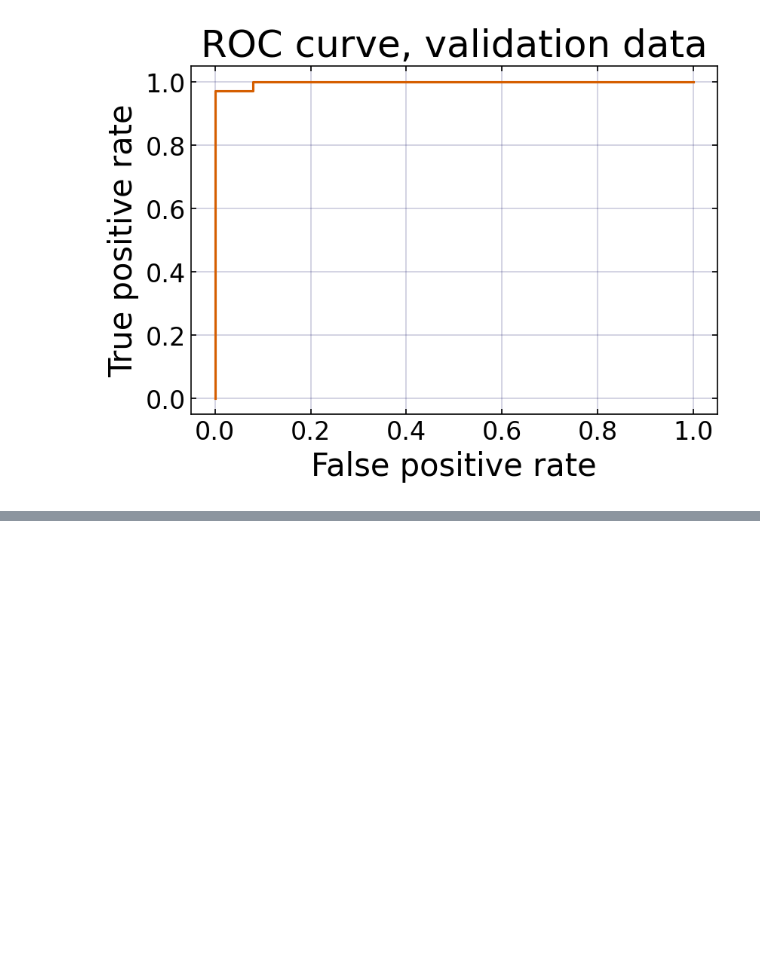
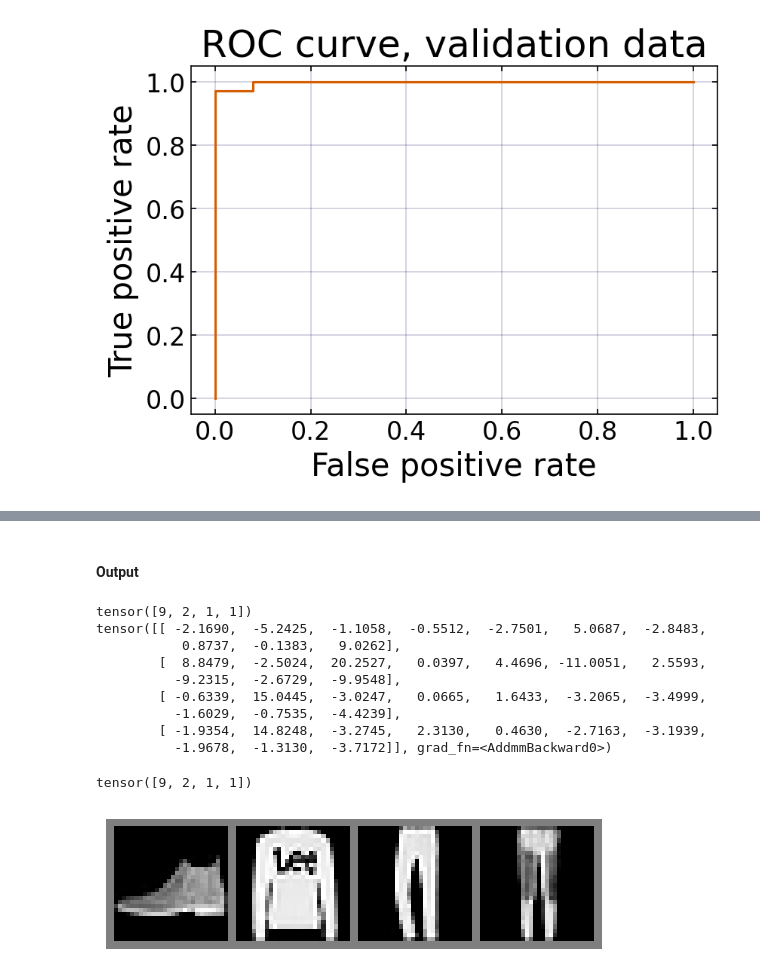
Before and after one commit to Cissi07/DSML-Prep, a Jupyter notebook: DSML_code_shared.ipynb, the cells around one changed output, grey strips where cells are left out. Saved outputs shown, nothing was run; the diff lists cells and outputs as text; code cells hidden in the pictures; blank space fills up the shorter version.

```diff
--- a/DSML_code_shared.ipynb
+++ b/DSML_code_shared.ipynb
@@ -1866,0 +2134,12 @@ ROC score = 0.998
+# %%
+output_channels = [2, 5, 10, 20]
+output_channels_models, output_channels_optimizers, output_channels_train_losses, output_channels_val_losses = {},{},{},{}
+
+
+for output_chann in output_channels:
+    model, tlosses, vlosses, optimizer = trainModel(output_chann, nn.CrossEntropyLoss(reduction='sum'), n_epochs = 2)
+    output_channels_train_losses[output_chann] = tlosses
+    output_channels_val_losses[output_chann] = vlosses
+    output_channels_models[output_chann] = model
+    output_channels_optimizers[output_chann] = optimizer
+    print('Finished training model with {} output channels in first convolutional layer'.format(output_chann))
@@ -1866,0 +2159,2 @@ ROC score = 0.998
+# %% [markdown]
+#### Output
@@ -1866,0 +2182,46 @@ ROC score = 0.998
+# %%
+import matplotlib.pyplot as plt
+import numpy as np
+
+
+def imshow(img, ax):
+    '''Visualise a feature map after applying torchvision.utils.make_grid to it.
+
+    Inputs:
+        img : output from torchvision.utils.make_grid
+        ax : Axes object in your plot
+
+    '''
+    img = img / 2 + 0.5     # unnormalize
+    npimg = img.numpy() # Return tensor to numpy array
+    ax.imshow(np.transpose(npimg, (1, 2, 0)))
+
+test_iter = iter(test_dloader)
+images, labels = next(test_iter)
+
+fig, ax = plt.subplots(1,1)
+plt.axis('off')
+imshow(torchvision.utils.make_grid(images),ax)
+
+print(labels)
+
+output_channels_models[20].eval()
+
+outputs = output_channels_models[20](images)
+
+print(outputs)
+#For each sample, we output a vector of length 10, where each value corresponds to the "energy" for one of the classes.
+# The higher the etorch.argmax(outputs, dim = -1)nergy, the more the network thinks the sample belongs to that class.
+torch.argmax(outputs, dim = -1)
+# %% [output]
+tensor([9, 2, 1, 1])
+tensor([[ -2.1690,  -5.2425,  -1.1058,  -0.5512,  -2.7501,   5.0687,  -2.8483,
+           0.8737,  -0.1383,   9.0262],
+        [  8.8479,  -2.5024,  20.2527,   0.0397,   4.4696, -11.0051,   2.5593,
+          -9.2315,  -2.6729,  -9.9548],
+        [ -0.6339,  15.0445,  -3.0247,   0.0665,   1.6433,  -3.2065,  -3.4999,
+          -1.6029,  -0.7535,  -4.4239],
+        [ -1.9354,  14.8248,  -3.2745,   2.3130,   0.4630,  -2.7163,  -3.1939,
+          -1.9678,  -1.3130,  -3.7172]], grad_fn=<AddmmBackward0>)
+tensor([9, 2, 1, 1])
+[figure, added]
```
Also changed, not shown: parts of 31 cells of this notebook, 16 other files.
